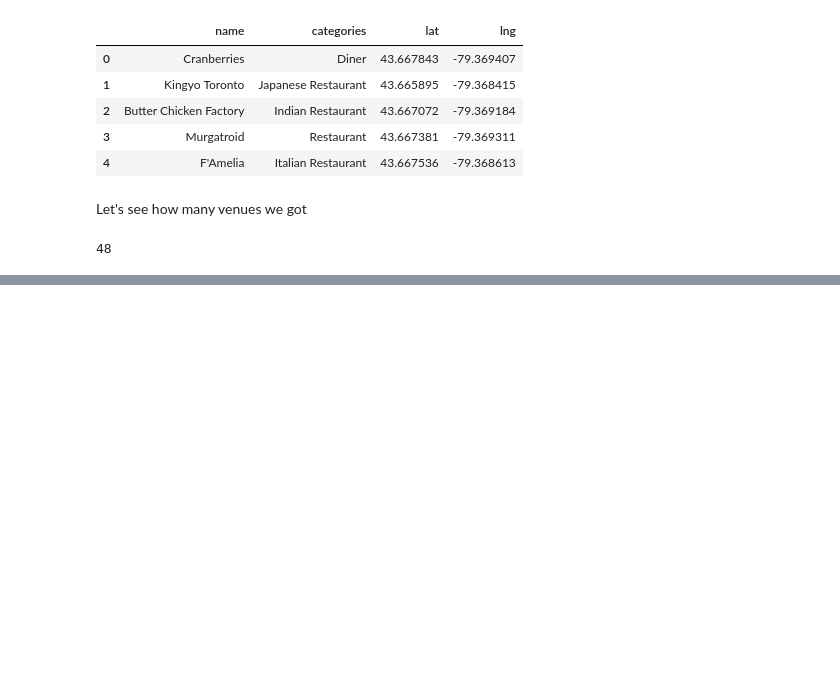
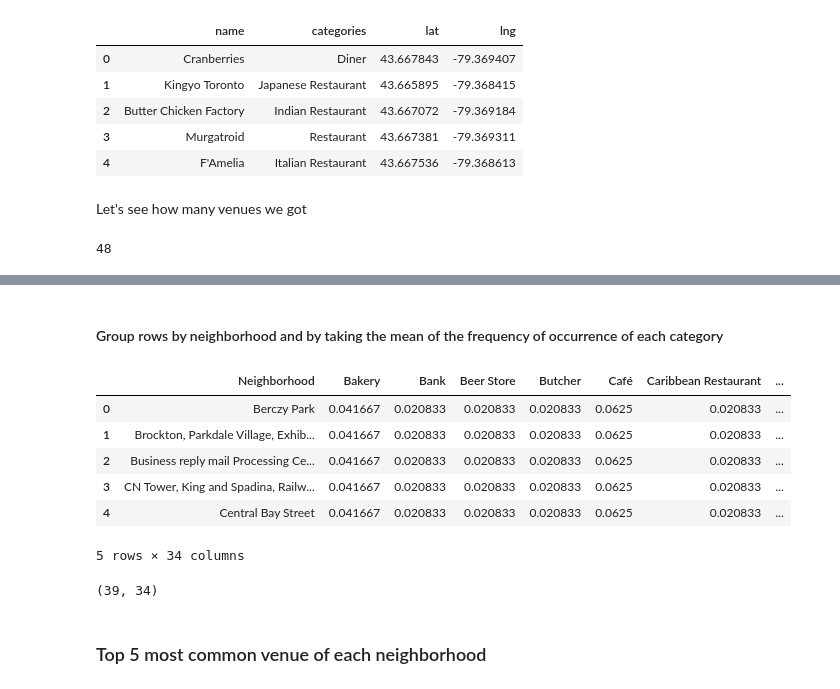
Before and after one commit to PanupatC/Coursera_Capstone, a Jupyter notebook: Coursera_Toronto_2.ipynb, the cells around one changed output, grey strips where cells are left out. Saved outputs shown, nothing was run; the diff lists cells and outputs as text; code cells hidden in the pictures; blank space fills up the shorter version.

```diff
--- a/Coursera_Toronto_2.ipynb
+++ b/Coursera_Toronto_2.ipynb
@@ -165,0 +289,20 @@ array(['North York', 'Downtown Toronto', 'Etobicoke', 'Scarborough',
+# %% [markdown]
+#### Group rows by neighborhood and by taking the mean of the frequency of occurrence of each category
+# %%
+toronto_grouped = toronto_onehot.groupby('Neighborhood').mean().reset_index()
+toronto_grouped.head()
+# %% [output]
+|  | Neighborhood | Bakery | Bank | Beer Store | Butcher | Café | Caribbean Restaurant | ... |
+| 0 | Berczy Park | 0.041667 | 0.020833 | 0.020833 | 0.020833 | 0.0625 | 0.020833 | ... |
+| 1 | Brockton, Parkdale Village, Exhib... | 0.041667 | 0.020833 | 0.020833 | 0.020833 | 0.0625 | 0.020833 | ... |
+| 2 | Business reply mail Processing Ce... | 0.041667 | 0.020833 | 0.020833 | 0.020833 | 0.0625 | 0.020833 | ... |
+| 3 | CN Tower, King and Spadina, Railw... | 0.041667 | 0.020833 | 0.020833 | 0.020833 | 0.0625 | 0.020833 | ... |
+| 4 | Central Bay Street | 0.041667 | 0.020833 | 0.020833 | 0.020833 | 0.0625 | 0.020833 | ... |
+5 rows × 34 columns
+# %%
+# check size again
+toronto_grouped.shape
+# %% [output]
+(39, 34)
+# %% [markdown]
+### Top 5 most common venue of each neighborhood
```
Also changed, not shown: parts of 25 cells of this notebook.
